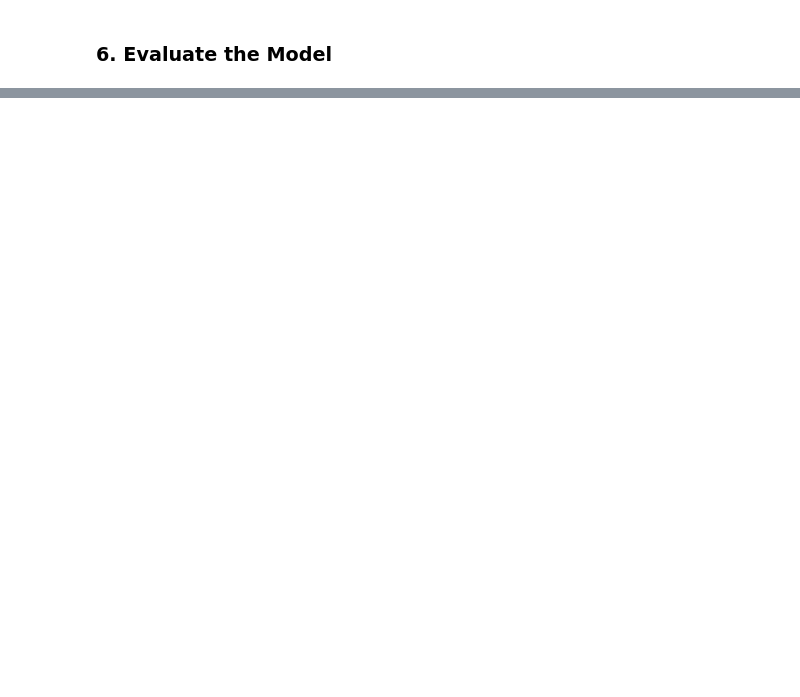
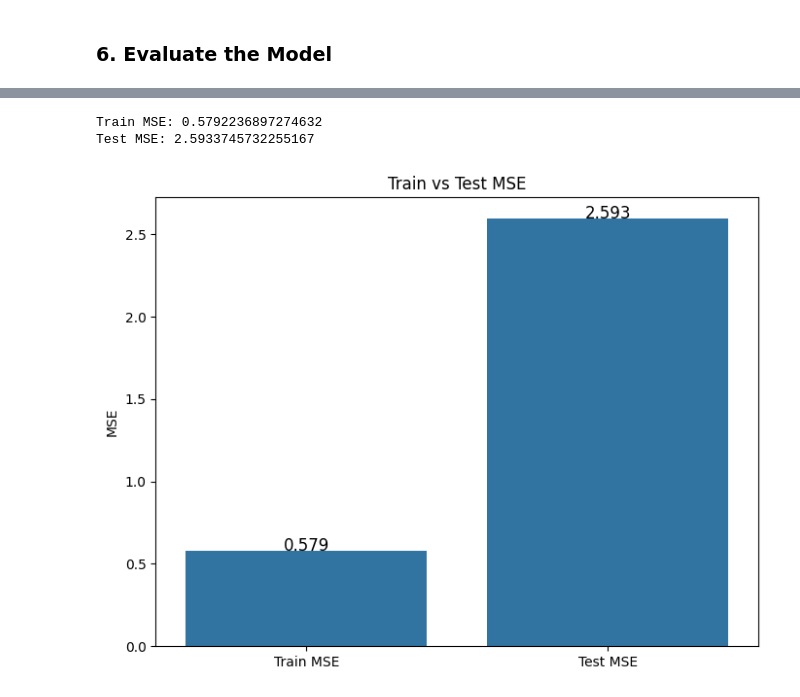
Before and after one commit to fatahrahimi330/100-Machine-Learning-Projects, a Jupyter notebook: 51-Predicting Air Quality/PredictingAirQuality.ipynb, the cells around one changed output, grey strips where cells are left out. Saved outputs shown, nothing was run; the diff lists cells and outputs as text; code cells hidden in the pictures; blank space fills up the shorter version.

```diff
--- a/51-Predicting Air Quality/PredictingAirQuality.ipynb
+++ b/51-Predicting Air Quality/PredictingAirQuality.ipynb
@@ -23,2 +118,12 @@ df.head()
 # %% [markdown]
 ### 6. Evaluate the Model
+# %%
+plt.figure(figsize=(8, 6))
+bars = sns.barplot(x=['Train R Square', 'Test R Square'], y=[train_r2, test_r2])
+for i, v in enumerate([train_r2, test_r2]):
+    bars.text(i, v+0.01, f"{v:.3f}", ha='center', fontsize=12)
+
+plt.title("Train Test R Square")
+plt.ylim(0, 1)
+plt.ylabel("R Square")
+plt.show()
@@ -24,0 +132,28 @@ df.head()
+# %%
+from sklearn.metrics import mean_squared_error
+print(f"Train MSE: {mean_squared_error(y_train, model.predict(X_train))}")
+print(f"Test MSE: {mean_squared_error(y_test, model.predict(X_test))}")
+# %% [output]
+Train MSE: 0.5792236897274632
+Test MSE: 2.5933745732255167
+# %%
+# compute MSE
+train_mse = mean_squared_error(y_train, model.predict(X_train))
+test_mse = mean_squared_error(y_test, model.predict(X_test))
+
+values = [train_mse, test_mse]
+labels = ['Train MSE', 'Test MSE']
+
+plt.figure(figsize=(8, 6))
+bars = sns.barplot(x=labels, y=values)
+
+# add text
+for i, v in enumerate(values):
+    bars.text(i, v, f"{v:.3f}", ha='center', fontsize=12)
+
+plt.title("Train vs Test MSE")
+plt.ylabel("MSE")
+
+plt.show()
+# %% [output]
+[figure, added]
```
Also changed, not shown: parts of 19 cells of this notebook, 8 other files.
